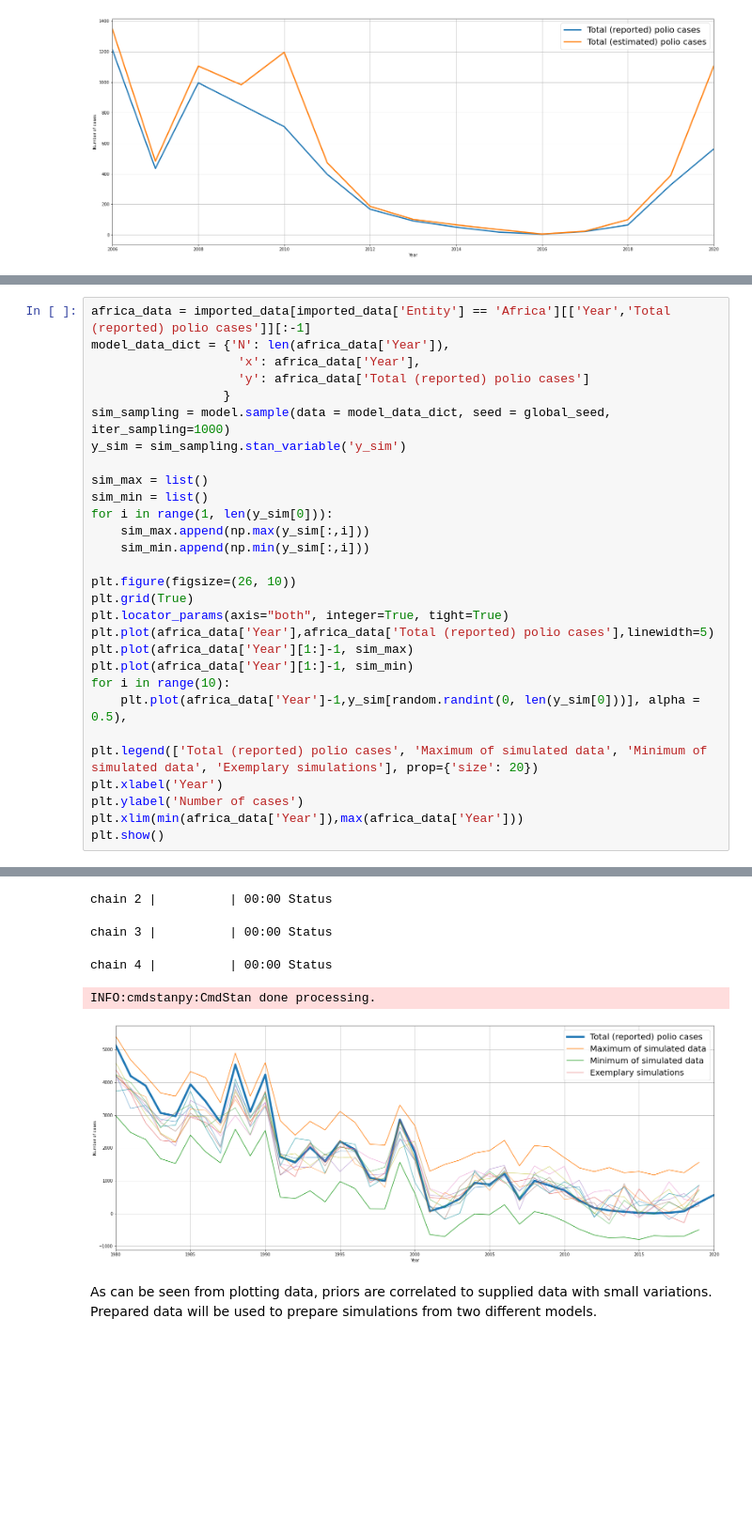
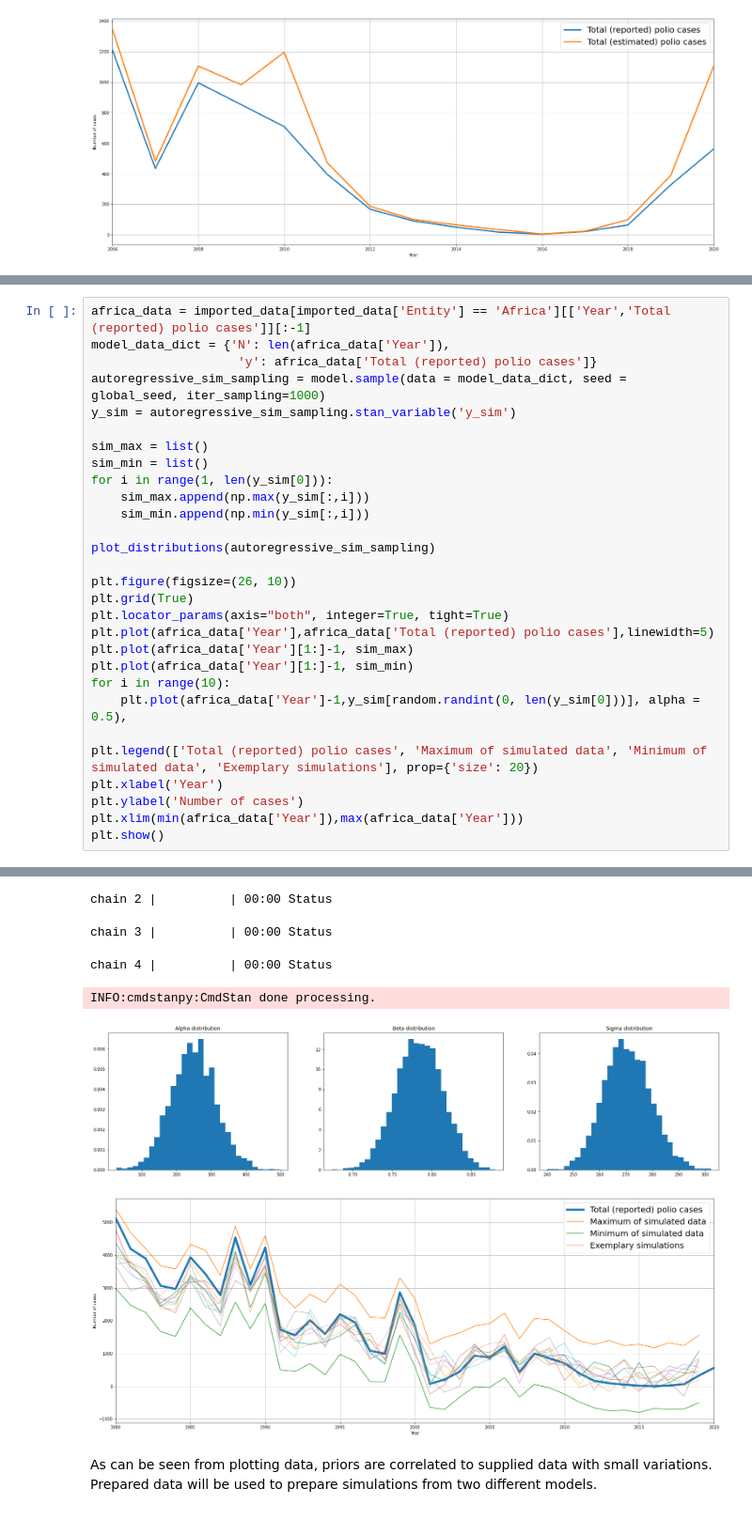
Before and after one commit to FOlszowski/DataAnalysisProject, a Jupyter notebook: Project_notebook.ipynb, the cells around one changed output, grey strips where cells are left out. Shown at 94% size. Cells and saved outputs as stored; diff of their text form; blank space fills up the shorter version.

```diff
--- a/Project_notebook.ipynb
+++ b/Project_notebook.ipynb
@@ -222,39 +265,40 @@ INFO:cmdstanpy:found newer exe file, not recompiling
 # %%
 africa_data = imported_data[imported_data['Entity'] == 'Africa'][['Year','Total (reported) polio cases']][:-1]
 model_data_dict = {'N': len(africa_data['Year']),
-                    'x': africa_data['Year'],
-                    'y': africa_data['Total (reported) polio cases']
-                  }
-sim_sampling = model.sample(data = model_data_dict, seed = global_seed, iter_sampling=1000)
-y_sim = sim_sampling.stan_variable('y_sim')
+                    'y': africa_data['Total (reported) polio cases']}
+autoregressive_sim_sampling = model.sample(data = model_data_dict, seed = global_seed, iter_sampling=1000)
+y_sim = autoregressive_sim_sampling.stan_variable('y_sim')
 
 sim_max = list()
 sim_min = list()
 for i in range(1, len(y_sim[0])):
     sim_max.append(np.max(y_sim[:,i]))
     sim_min.append(np.min(y_sim[:,i]))
+
+plot_distributions(autoregressive_sim_sampling)
 
 plt.figure(figsize=(26, 10))
 plt.grid(True)
 plt.locator_params(axis="both", integer=True, tight=True)
 plt.plot(africa_data['Year'],africa_data['Total (reported) polio cases'],linewidth=5)
 plt.plot(africa_data['Year'][1:]-1, sim_max)
 plt.plot(africa_data['Year'][1:]-1, sim_min)
 for i in range(10):
     plt.plot(africa_data['Year']-1,y_sim[random.randint(0, len(y_sim[0]))], alpha = 0.5),
 
 plt.legend(['Total (reported) polio cases', 'Maximum of simulated data', 'Minimum of simulated data', 'Exemplary simulations'], prop={'size': 20})
 plt.xlabel('Year')
 plt.ylabel('Number of cases')
 plt.xlim(min(africa_data['Year']),max(africa_data['Year']))
 plt.show()
 # %% [output]
 INFO:cmdstanpy:CmdStan start processing
 chain 1 |          | 00:00 Status
 chain 2 |          | 00:00 Status
 chain 3 |          | 00:00 Status
 chain 4 |          | 00:00 Status
 INFO:cmdstanpy:CmdStan done processing.
-[figure, old version]
+[figure, new version]
+[figure, added]
 # %% [markdown]
 As can be seen from plotting data, priors are correlated to supplied data with small variations. Prepared data will be used to prepare simulations from two different models. <br><br>
```
Also changed, not shown: parts of 37 cells of this notebook, 11 other files.
